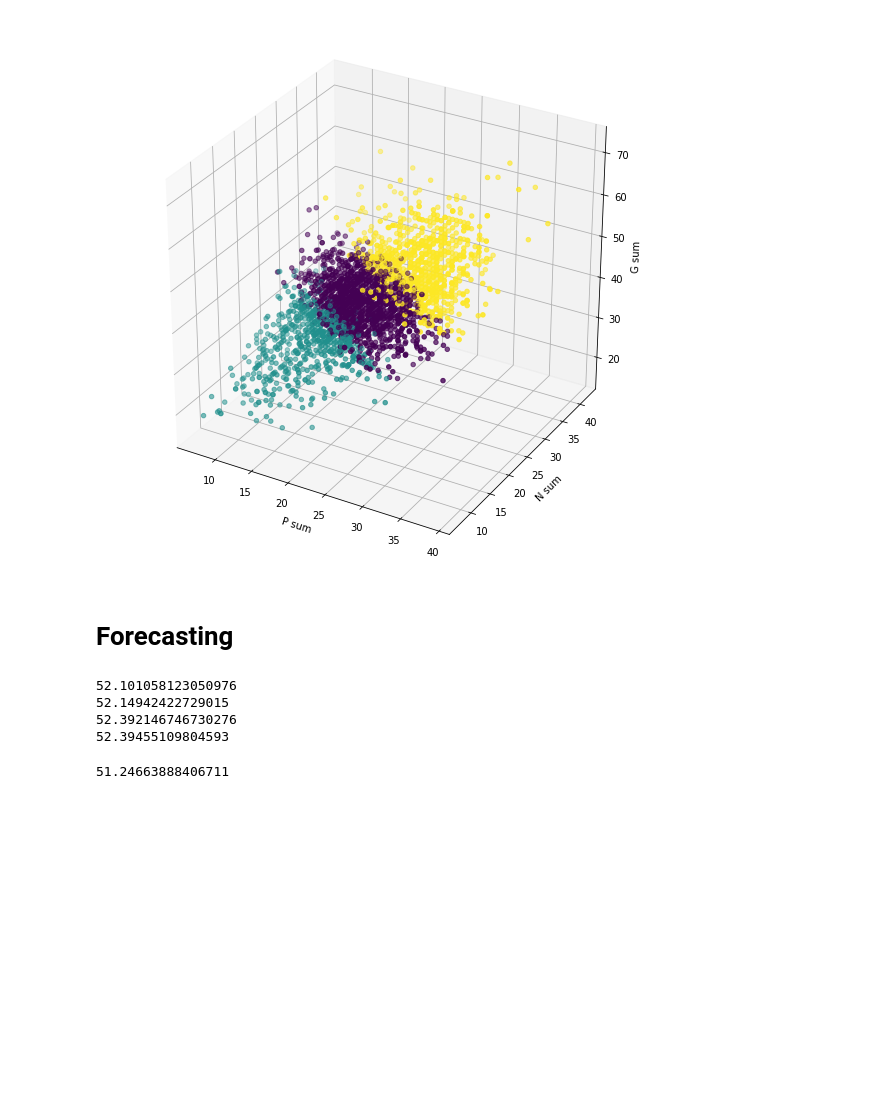
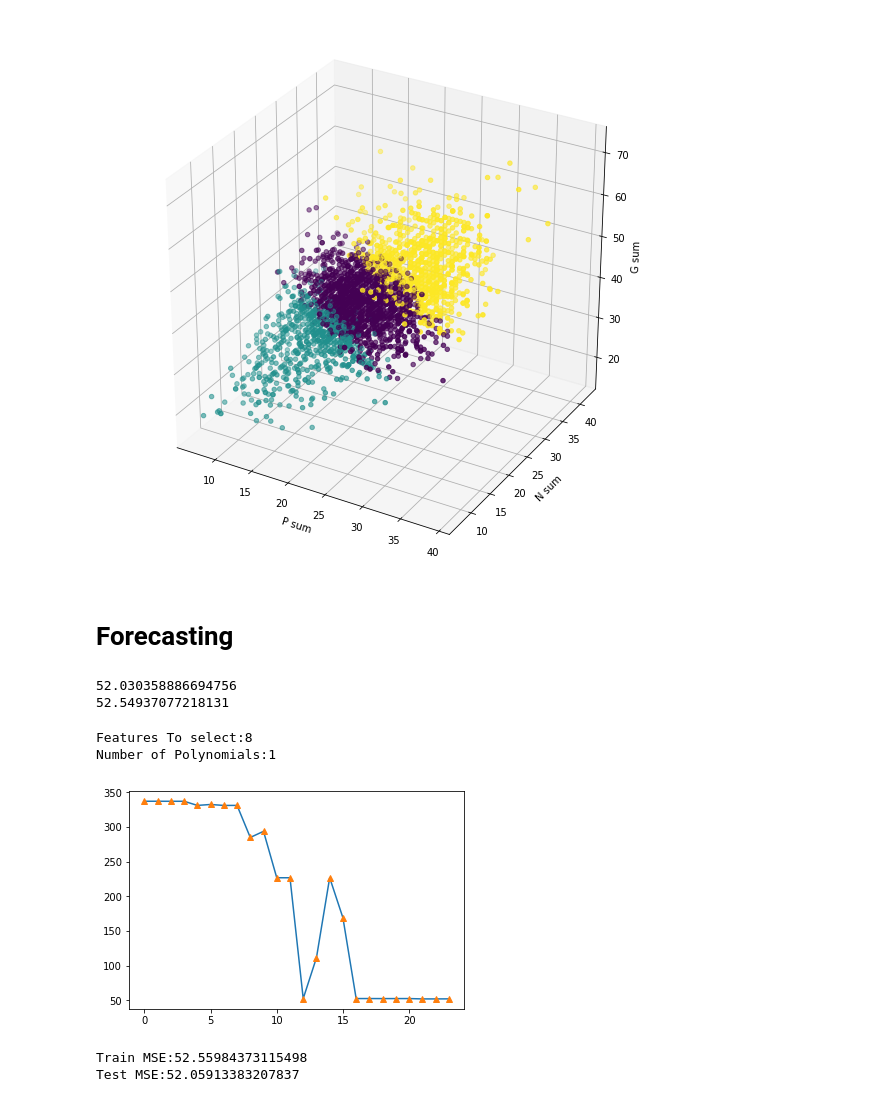
Before and after one commit to wasehahmad/PANSS-Trial-Analysis, a Jupyter notebook: panss_analysis_notebook.ipynb, the cells around one changed output. Drawn from its saved outputs; the diff is of its cells as text; code cells hidden in the pictures; blank space fills up the shorter version.

Commit message:
updated bagging and started xgb

```diff
--- a/panss_analysis_notebook.ipynb
+++ b/panss_analysis_notebook.ipynb
@@ -192,8 +197,8 @@ xTrain, xTest, yTrain, yTest = train_test_split(xSet, ySet, test_size=0.25, rand
 trainDF = pd.concat([xTrain,yTrain],axis=1)
 # %%
 
-xVariables = 'C(Study) + C(TxGroup)*VisitDay +C(Country) + VisitDay + PANSS_Lag1'
-factorVars = ['TxGroup','Study','Country']
+xVariables = 'C(Study) + C(TxGroup)*VisitDay + VisitDay + PANSS_Lag1'
+factorVars = ['TxGroup','Study']
 formula = 'PANSS_Total ~'+xVariables
 
 modelFit = smf.ols(formula,data=trainDF).fit()
@@ -203,17 +208,9 @@ print(library.GetMSE(yPred,yTest))
 #training MSE
 yPredTrainOLS = modelFit.predict(xTrain)
 print(library.GetMSE(yPredTrainOLS,yTrain))
-
-ridgeModelFit = linear_model.Ridge(alpha=0.01).fit(library.InjectFactors(xTrain,factorVars),yTrain)
-print(library.GetMSE(ridgeModelFit.predict(library.InjectFactors(xTest,factorVars)),yTest))
-
-lassoModelFit = linear_model.Lasso(alpha=0.01).fit(library.InjectFactors(xTrain,factorVars),yTrain)
-print(library.GetMSE(lassoModelFit.predict(library.InjectFactors(xTest,factorVars)),yTest))
 # %% [output]
-52.101058123050976
-52.14942422729015
-52.392146746730276
-52.39455109804593
+52.030358886694756
+52.54937077218131
 # %%
 
 #make the prediction by first making the df for the features being used
@@ -235,25 +234,39 @@ submission.to_csv("forecast_submit_Lasso.csv",header=['PatientID','PANSS_Total']
 # Bagging approach
 #generate polynomials and transforms of the features
 # do bagging, by first selecting the features using forward step-wise, and then, fitting the model on it
-from sklearn.pipeline import Pipeline
-from sklearn.ensemble import BaggingRegressor
-from sklearn.feature_selection import RFE
-from sklearn.linear_model import LinearRegression
-from sklearn.model_selection import cross_val_score
-from sklearn.preprocessing import PolynomialFeatures
 
+np.random.seed(5)
 baggingModel = Pipeline([
-  ('feature_selection', RFE(LinearRegression())),
-  ('regression', BaggingRegressor(base_estimator=LinearRegression()))
+  ('transformation', PolynomialFeatures()),
+  ('feature_selection', RFE(linear_model.LinearRegression())),
+  ('regression', BaggingRegressor(base_estimator=linear_model.LinearRegression()))
 ])
 # baggingModelFit = baggingModel.fit(library.InjectFactors(xTrain,factorVars),yTrain)
 #run CV on pipeline
-scores = cross_val_score(baggingModel, PolynomialFeatures(4).fit_transform(library.InjectFactors(xTrain,factorVars)),yTrain, cv=5,scoring='neg_mean_squared_error')
+# scores = cross_validate(baggingModel, PolynomialFeatures(4).fit_transform(library.InjectFactors(xTrain,factorVars)),yTrain, cv=5,scoring='neg_mean_squared_error',return_estimator=True)
+parameters = {'feature_selection__n_features_to_select':[1,2,4,8,16,32], 'transformation__degree':[1,2,3]}
 
-# yPredBagging = baggingModelFit.predict(xTest)
-# print(library.GetMSE(yPredBagging,yTest))
-
-np.abs(np.mean(scores))
+#uncomment the followign line to run the tuning
+# tuneOutput = GridSearchCV(baggingModel, parameters, scoring='neg_mean_squared_error', cv=4).fit(library.InjectFactors(xTrain,factorVars),yTrain)
-# %% [output]
-51.24663888406711
+# %%
+results = pd.DataFrame(tuneOutput.cv_results_)
+results
+plt.plot(range(len(results)),np.abs(results.mean_test_score))
+plt.errorbar(range(len(results)),np.abs(results.mean_test_score),linestyle='None', marker='^')
+print("Features To select:"+str(results.iloc[12].param_feature_selection__n_features_to_select))
+print("Number of Polynomials:"+str(results.iloc[12].param_transformation__degree))
+# %% [output]
+Features To select:8
+Number of Polynomials:1
+[figure, added]
+# %%
+baggingModel.set_params(feature_selection__n_features_to_select=8, transformation__degree=1)
+baggingModelFit = baggingModel.fit(library.InjectFactors(xTrain,factorVars),yTrain)
+yPredTrain = baggingModelFit.predict(library.InjectFactors(xTrain,factorVars))
+yPredTest = baggingModelFit.predict(library.InjectFactors(xTest,factorVars))
+print("Train MSE:"+str(library.GetMSE(yPredTrain,yTrain)))
+print("Test MSE:"+str(library.GetMSE(yPredTest,yTest)))
+# %% [output]
+Train MSE:52.55984373115498
+Test MSE:52.05913383207837
 # %%
```
Also changed, not shown: parts of 10 cells of this notebook, 2 other files.
